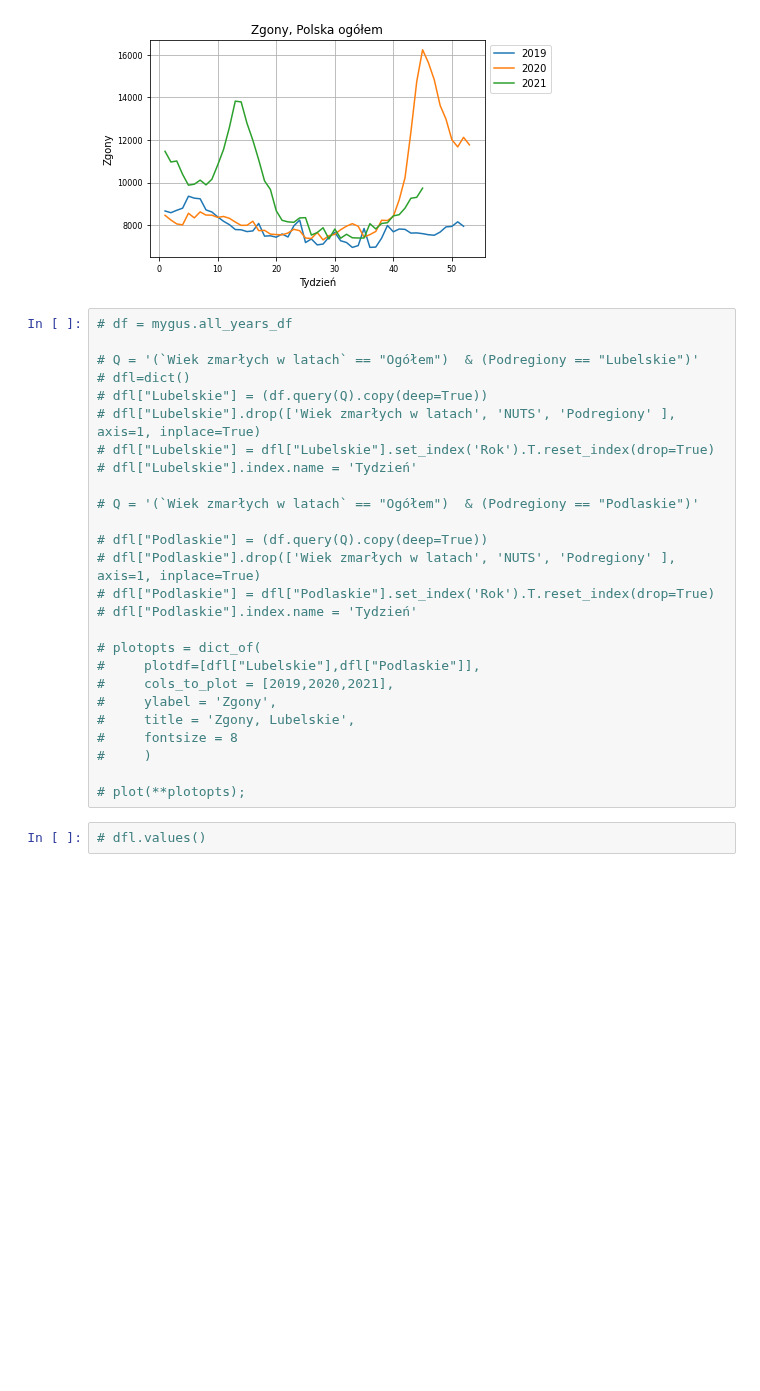
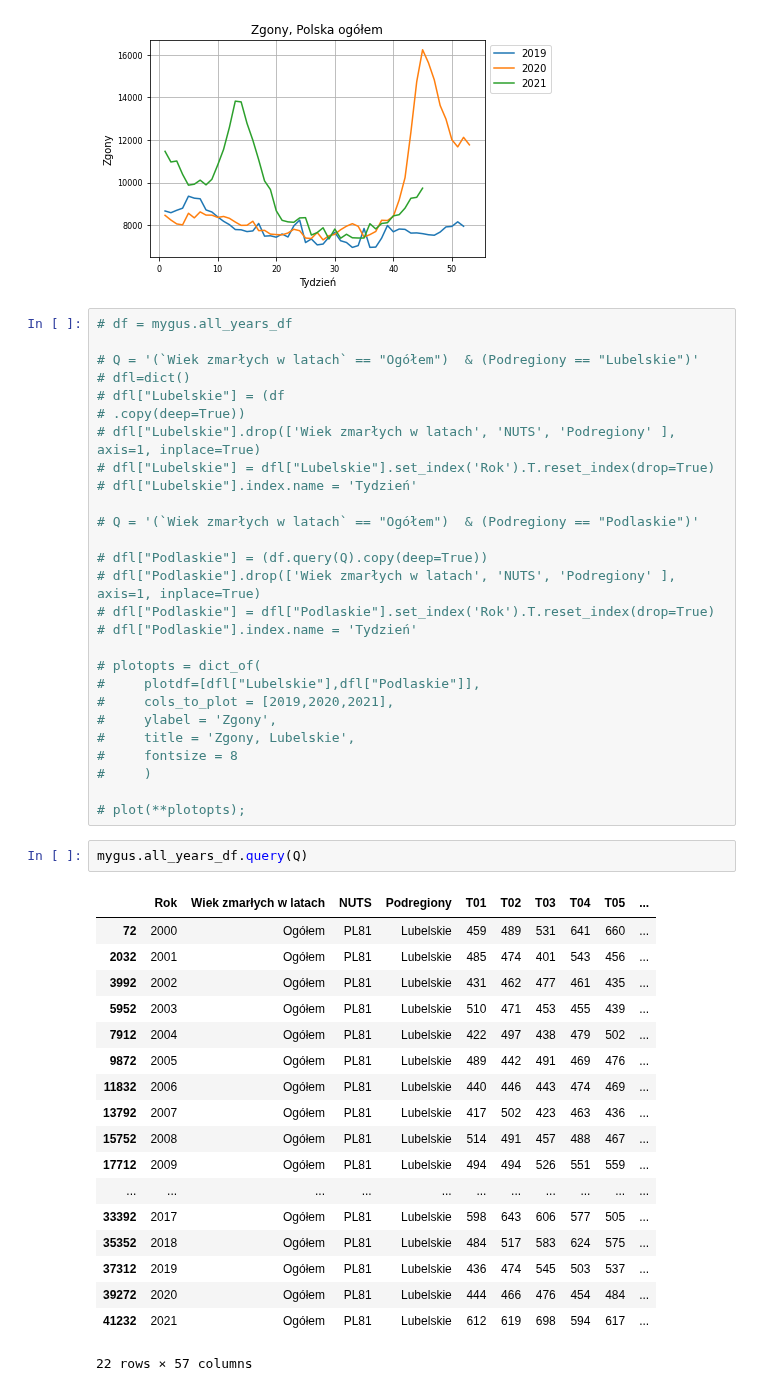
Before and after one commit to anuszka/govpl, a Jupyter notebook: GUS/gus01.ipynb, the cells around one changed output. Saved outputs shown, nothing was run; the diff lists cells and outputs as text; blank space fills up the shorter version.

```diff
--- a/GUS/gus01.ipynb
+++ b/GUS/gus01.ipynb
@@ -151,7 +149,8 @@ plot(**plotopts);
 
 # Q = '(`Wiek zmarłych w latach` == "Ogółem")  & (Podregiony == "Lubelskie")'
 # dfl=dict()
-# dfl["Lubelskie"] = (df.query(Q).copy(deep=True))
+# dfl["Lubelskie"] = (df
+# .copy(deep=True))
 # dfl["Lubelskie"].drop(['Wiek zmarłych w latach', 'NUTS', 'Podregiony' ], axis=1, inplace=True)
 # dfl["Lubelskie"] = dfl["Lubelskie"].set_index('Rok').T.reset_index(drop=True)
 # dfl["Lubelskie"].index.name = 'Tydzień'
@@ -172,5 +171,24 @@ plot(**plotopts);
 #     )
 
 # plot(**plotopts);
-# %%
-# dfl.values()
+# %%
+mygus.all_years_df.query(Q)
+# %% [output]
+|  | Rok | Wiek zmarłych w latach | NUTS | Podregiony | T01 | T02 | T03 | T04 | T05 | ... |
+| 72 | 2000 | Ogółem | PL81 | Lubelskie | 459 | 489 | 531 | 641 | 660 | ... |
+| 2032 | 2001 | Ogółem | PL81 | Lubelskie | 485 | 474 | 401 | 543 | 456 | ... |
+| 3992 | 2002 | Ogółem | PL81 | Lubelskie | 431 | 462 | 477 | 461 | 435 | ... |
+| 5952 | 2003 | Ogółem | PL81 | Lubelskie | 510 | 471 | 453 | 455 | 439 | ... |
+| 7912 | 2004 | Ogółem | PL81 | Lubelskie | 422 | 497 | 438 | 479 | 502 | ... |
+| 9872 | 2005 | Ogółem | PL81 | Lubelskie | 489 | 442 | 491 | 469 | 476 | ... |
+| 11832 | 2006 | Ogółem | PL81 | Lubelskie | 440 | 446 | 443 | 474 | 469 | ... |
+| 13792 | 2007 | Ogółem | PL81 | Lubelskie | 417 | 502 | 423 | 463 | 436 | ... |
+| 15752 | 2008 | Ogółem | PL81 | Lubelskie | 514 | 491 | 457 | 488 | 467 | ... |
+| 17712 | 2009 | Ogółem | PL81 | Lubelskie | 494 | 494 | 526 | 551 | 559 | ... |
+| ... | ... | ... | ... | ... | ... | ... | ... | ... | ... | ... |
+| 33392 | 2017 | Ogółem | PL81 | Lubelskie | 598 | 643 | 606 | 577 | 505 | ... |
+| 35352 | 2018 | Ogółem | PL81 | Lubelskie | 484 | 517 | 583 | 624 | 575 | ... |
+| 37312 | 2019 | Ogółem | PL81 | Lubelskie | 436 | 474 | 545 | 503 | 537 | ... |
+| 39272 | 2020 | Ogółem | PL81 | Lubelskie | 444 | 466 | 476 | 454 | 484 | ... |
+| 41232 | 2021 | Ogółem | PL81 | Lubelskie | 612 | 619 | 698 | 594 | 617 | ... |
+22 rows × 57 columns
```
Also changed, not shown: parts of 9 cells of this notebook, 1 other file.
